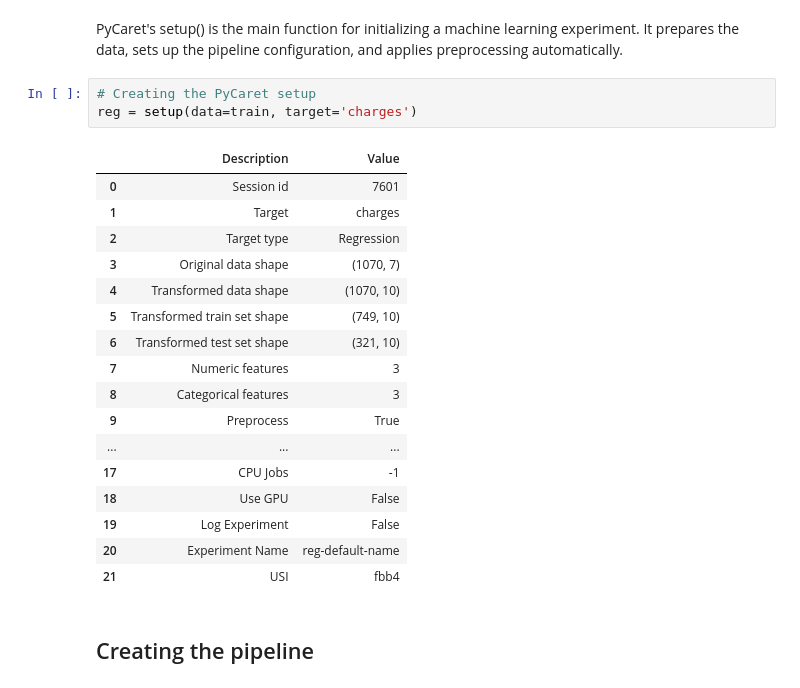
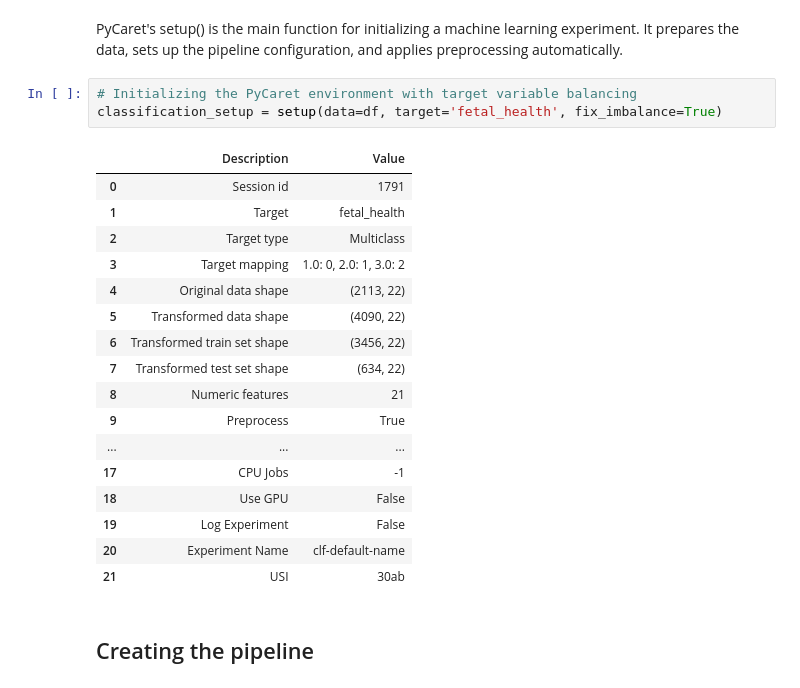
Before and after one commit to gabrielcapela/AutoML_Classification, a Jupyter notebook: fetal_health_classification.ipynb, the cells around one changed output. Drawn from its saved outputs; the diff is of its cells as text.

```diff
--- a/fetal_health_classification.ipynb
+++ b/fetal_health_classification.ipynb
@@ -144,27 +177,27 @@ from pycaret.regression import save_model, load_model
 ## Defining the setup
 # %% [markdown]
 PyCaret's setup() is the main function for initializing a machine learning experiment. It prepares the data, sets up the pipeline configuration, and applies preprocessing automatically.
-# %%
-# Creating the PyCaret setup
-reg = setup(data=train, target='charges')
-# %% [output]
-|  | Description | Value |
-| 0 | Session id | 7601 |
-| 1 | Target | charges |
-| 2 | Target type | Regression |
-| 3 | Original data shape | (1070, 7) |
-| 4 | Transformed data shape | (1070, 10) |
-| 5 | Transformed train set shape | (749, 10) |
-| 6 | Transformed test set shape | (321, 10) |
-| 7 | Numeric features | 3 |
-| 8 | Categorical features | 3 |
-| 9 | Preprocess | True |
-| ... | ... | ... |
-| 17 | CPU Jobs | -1 |
-| 18 | Use GPU | False |
-| 19 | Log Experiment | False |
-| 20 | Experiment Name | reg-default-name |
-| 21 | USI | fbb4 |
+# %%
+# Initializing the PyCaret environment with target variable balancing
+classification_setup = setup(data=df, target='fetal_health', fix_imbalance=True)
+# %% [output]
+|  | Description | Value |
+| 0 | Session id | 1791 |
+| 1 | Target | fetal_health |
+| 2 | Target type | Multiclass |
+| 3 | Target mapping | 1.0: 0, 2.0: 1, 3.0: 2 |
+| 4 | Original data shape | (2113, 22) |
+| 5 | Transformed data shape | (4090, 22) |
+| 6 | Transformed train set shape | (3456, 22) |
+| 7 | Transformed test set shape | (634, 22) |
+| 8 | Numeric features | 21 |
+| 9 | Preprocess | True |
+| ... | ... | ... |
+| 17 | CPU Jobs | -1 |
+| 18 | Use GPU | False |
+| 19 | Log Experiment | False |
+| 20 | Experiment Name | clf-default-name |
+| 21 | USI | 30ab |
 # %% [markdown]
 ## Creating the pipeline
 # %% [markdown]
```
Also changed, not shown: parts of 23 cells of this notebook, 4 other files.
